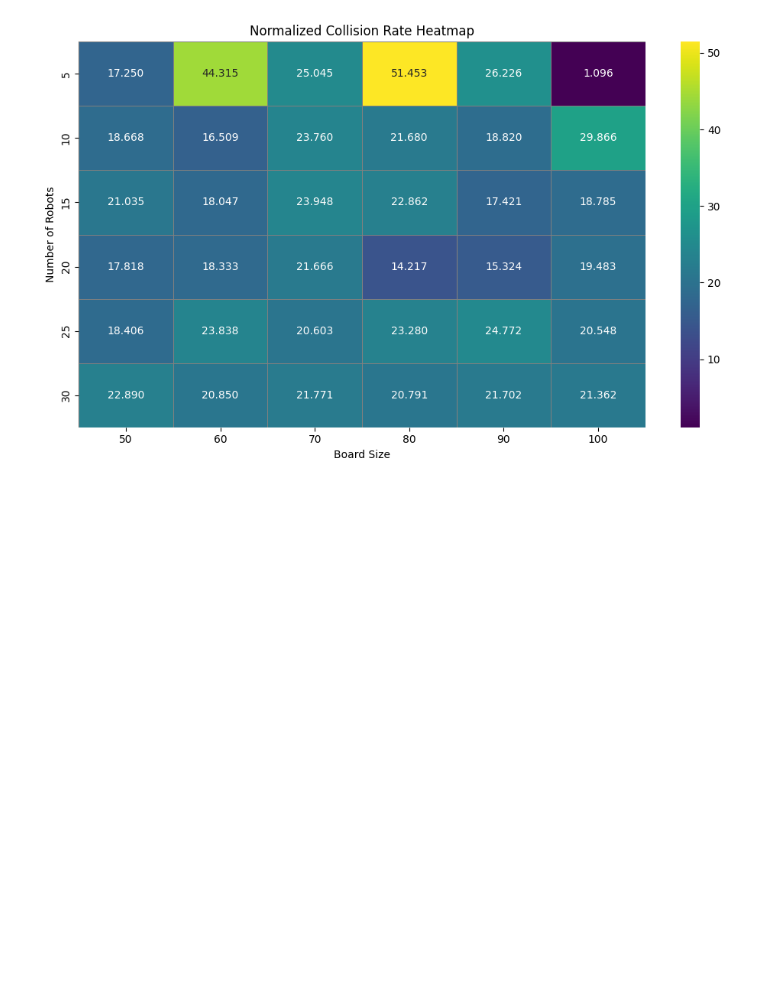
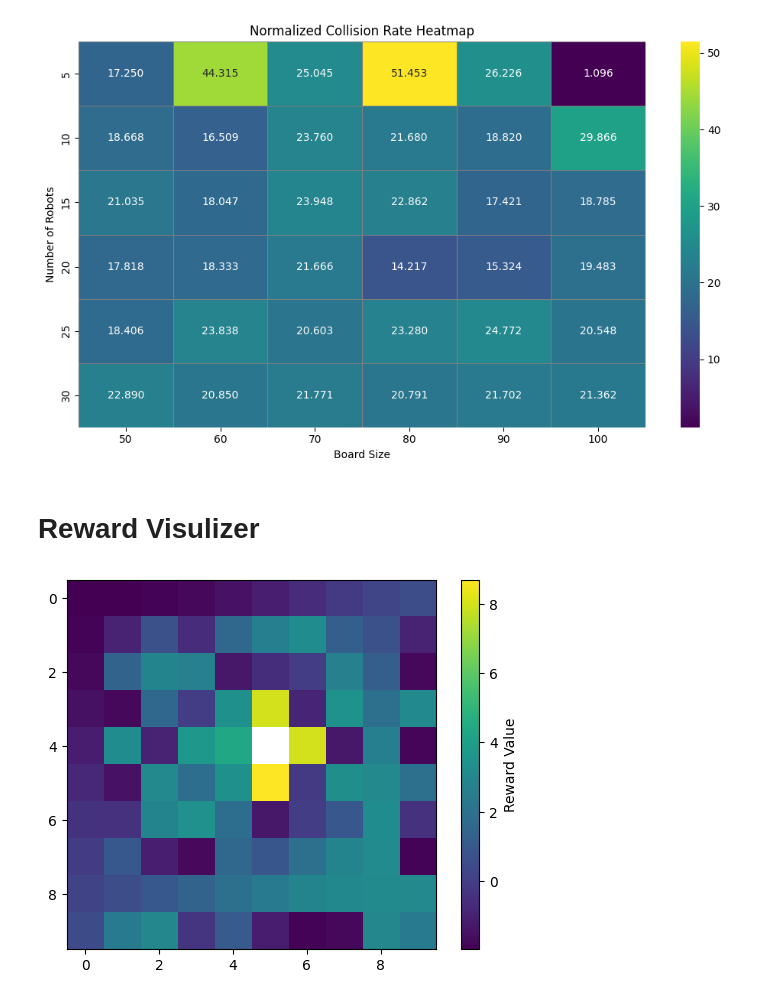
Before and after one commit to Death-Raider/Personal_Projects, a Jupyter notebook: GoalChasing_QLearning/output_processing.ipynb, the cells around one changed output. Drawn from its saved outputs; the diff is of its cells as text; code cells hidden in the pictures; blank space fills up the shorter version.

```diff
--- a/GoalChasing_QLearning/output_processing.ipynb
+++ b/GoalChasing_QLearning/output_processing.ipynb
@@ -166,3 +166,5 @@ plt.tight_layout()
 plt.show()
 # %% [output]
 [figure]
+# %% [markdown]
+# Reward Visulizer
@@ -168,0 +215,13 @@ plt.show()
+# %%
+grid = np.zeros((10,10))
+G = [np.random.randint(4,grid.shape[0]-4),np.random.randint(4,grid.shape[1]-4)]
+
+for i in range(grid.shape[0]):
+    for j in range(grid.shape[1]):
+        grid[i,j] = reward_policy([i,j],G, (i*j)%8, False, 0, 30)
+
+plt.imshow(grid, cmap='viridis', interpolation='nearest')
+plt.colorbar(label='Reward Value')
+plt.show()
+# %% [output]
+[figure, added]
```
Also changed, not shown: parts of 1 cell of this notebook, 26 other files.
